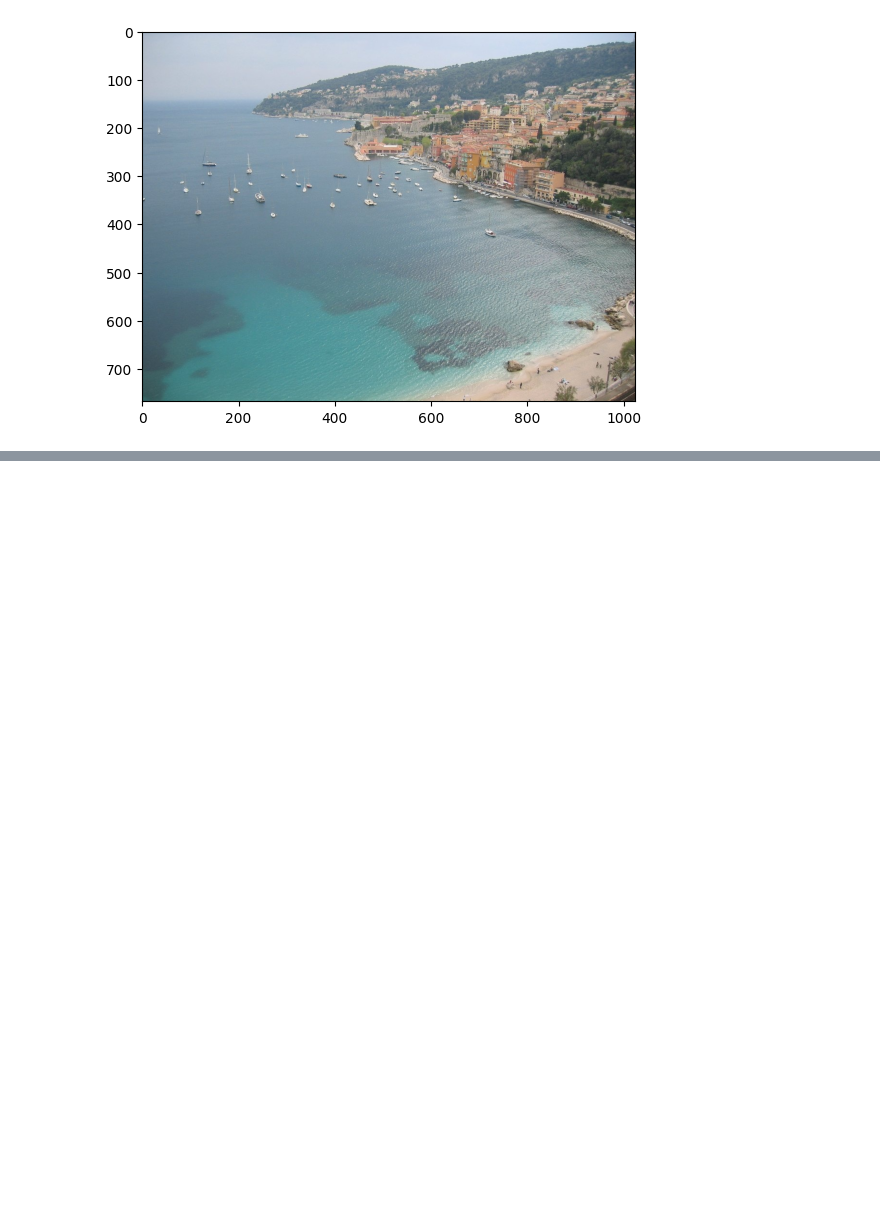
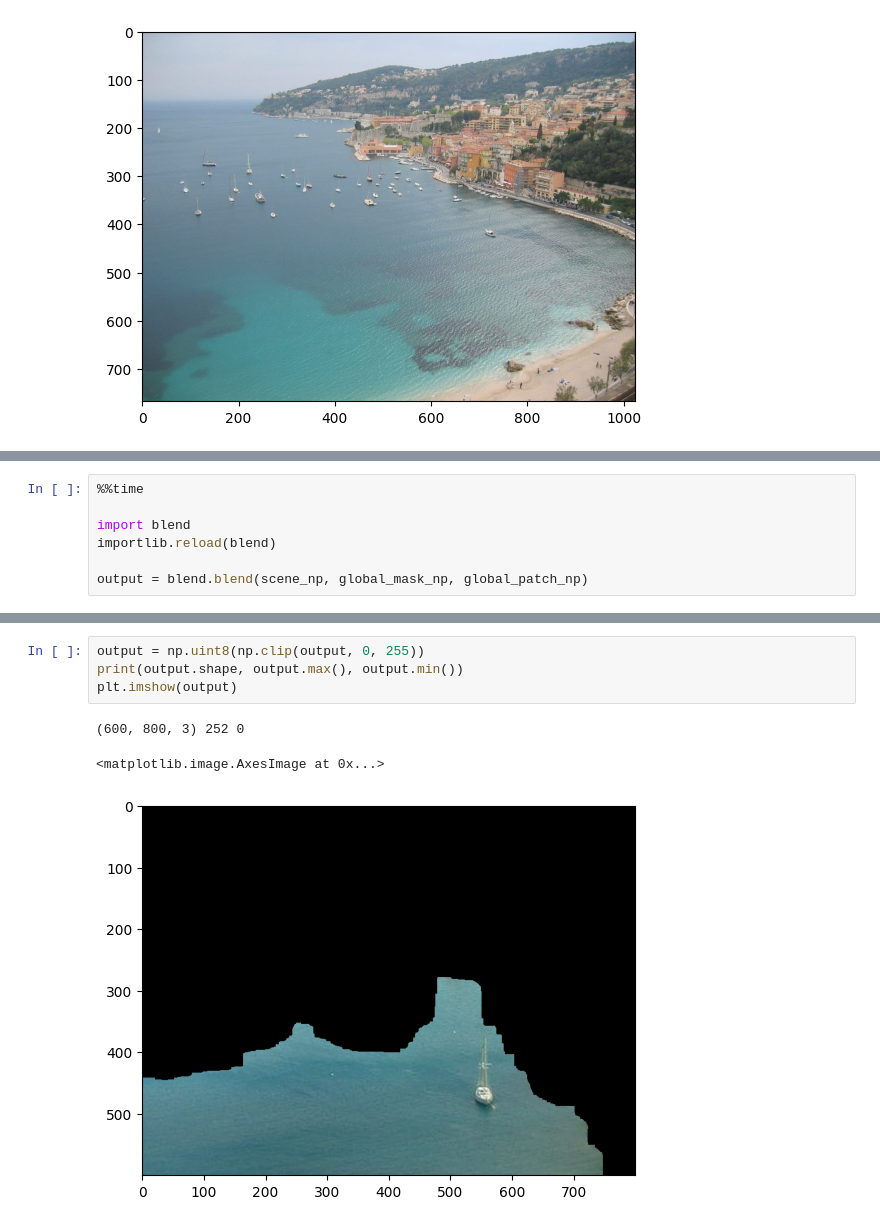
Before and after one commit to Cydiater/scene-completion, a Jupyter notebook: playground.ipynb, the cells around one changed output, grey strips where cells are left out. Cells and saved outputs as stored; diff of their text form; blank space fills up the shorter version.

```diff
--- a/playground.ipynb
+++ b/playground.ipynb
@@ -210,0 +203,7 @@ plt.imshow(Image.open(comp_path))
+# %%
+%%time
+
+import blend
+importlib.reload(blend)
+
+output = blend.blend(scene_np, global_mask_np, global_patch_np)
@@ -210,0 +213,8 @@ plt.imshow(Image.open(comp_path))
+# %%
+output = np.uint8(np.clip(output, 0, 255))
+print(output.shape, output.max(), output.min())
+plt.imshow(output)
+# %% [output]
+(600, 800, 3) 252 0
+<matplotlib.image.AxesImage at 0x...>
+[figure, added]
```
Also changed, not shown: parts of 13 cells of this notebook, 25 other files.
